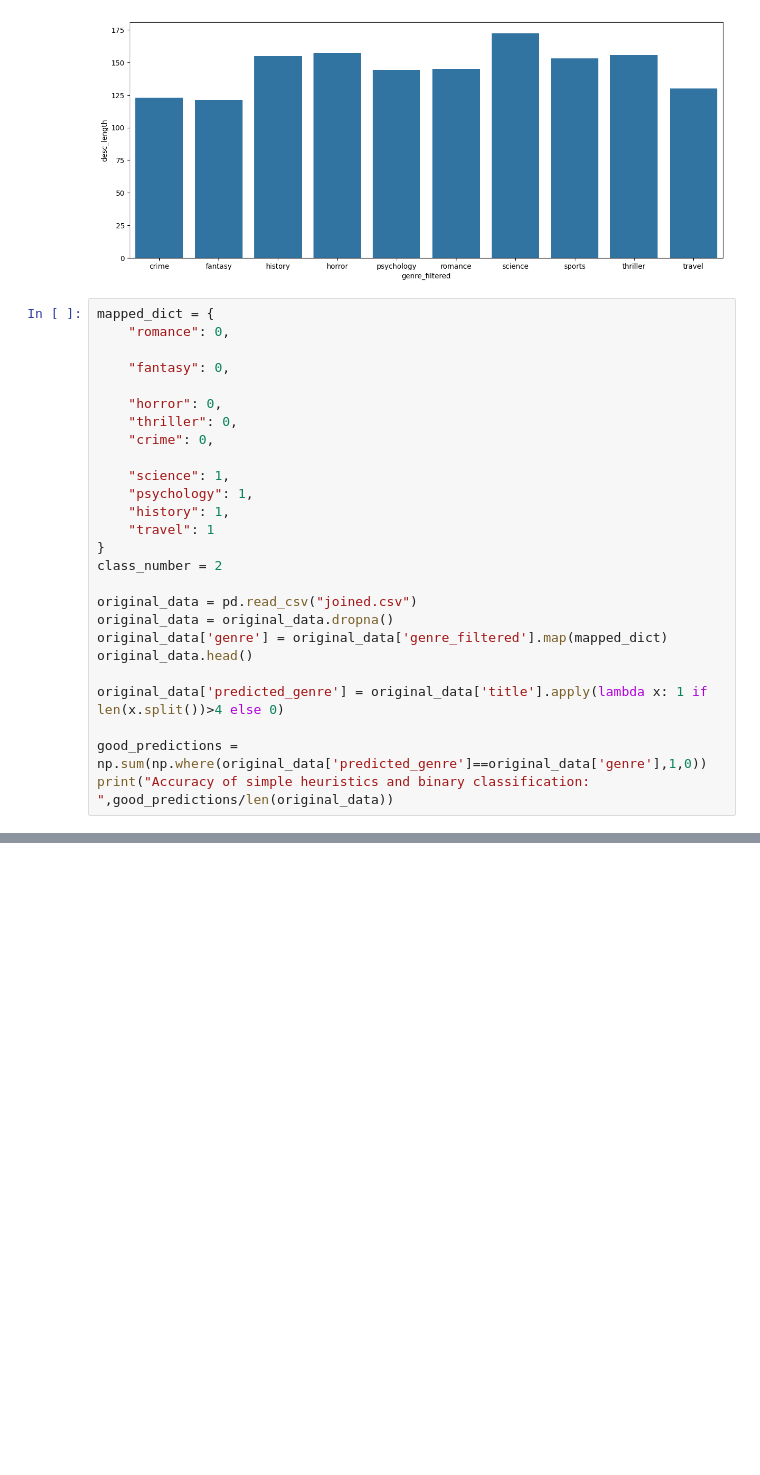
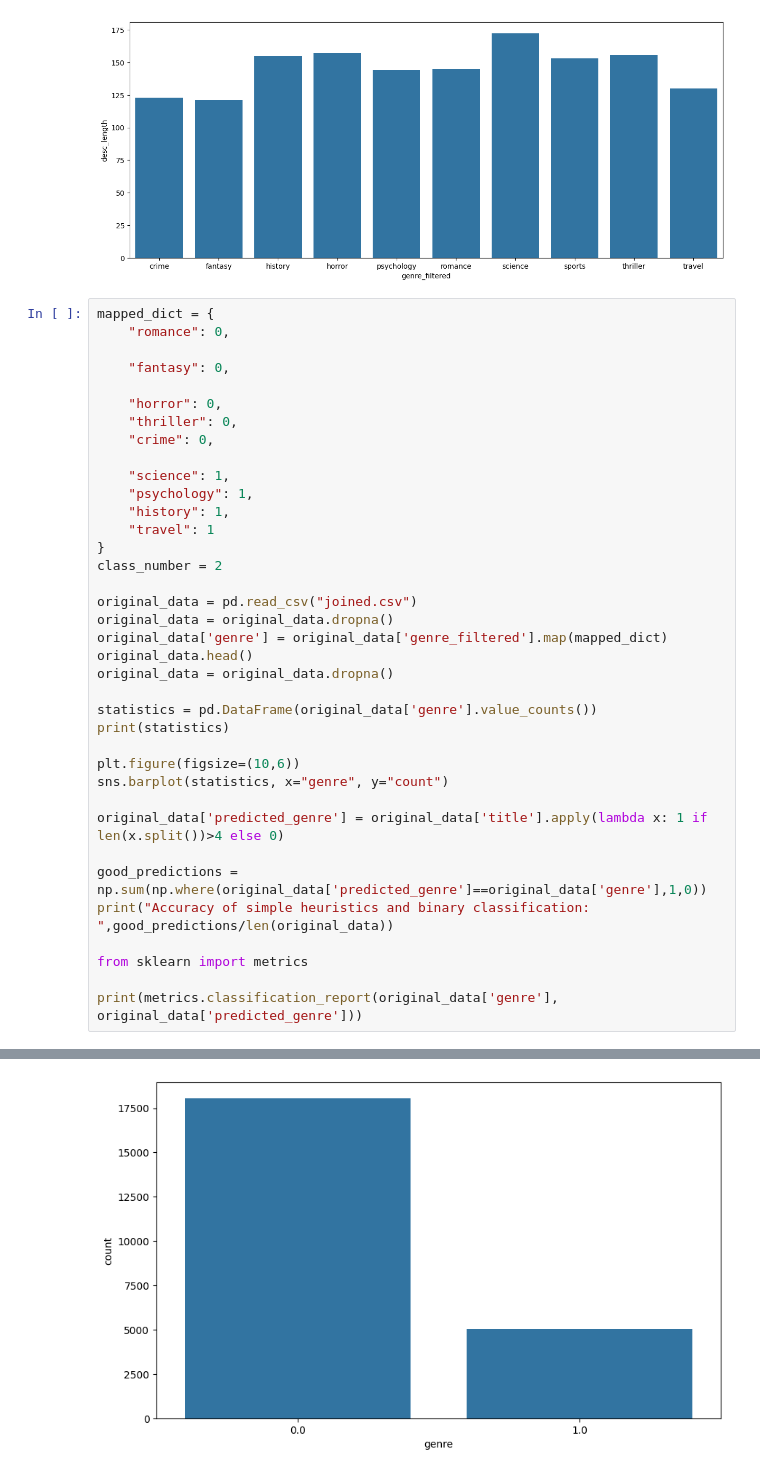
Before and after one commit to Aleksander-Wieczorek/Genre-Classificator, a Jupyter notebook: data_&_analysis/data_analysis.ipynb, the cells around one changed output, grey strips where cells are left out. Cells and saved outputs as stored; diff of their text form; blank space fills up the shorter version.

Commit message:
Update data analysis

```diff
--- a/data_&_analysis/data_analysis.ipynb
+++ b/data_&_analysis/data_analysis.ipynb
@@ -143,9 +145,20 @@ original_data = pd.read_csv("joined.csv")
 original_data = original_data.dropna()
 original_data['genre'] = original_data['genre_filtered'].map(mapped_dict)
 original_data.head()
+original_data = original_data.dropna()
+
+statistics = pd.DataFrame(original_data['genre'].value_counts())
+print(statistics)
+
+plt.figure(figsize=(10,6))
+sns.barplot(statistics, x="genre", y="count")
 
 original_data['predicted_genre'] = original_data['title'].apply(lambda x: 1 if len(x.split())>4 else 0)
 
 good_predictions = np.sum(np.where(original_data['predicted_genre']==original_data['genre'],1,0))
 print("Accuracy of simple heuristics and binary classification: ",good_predictions/len(original_data))
+
+from sklearn import metrics
+
+print(metrics.classification_report(original_data['genre'], original_data['predicted_genre']))
 # %% [output]
@@ -152,0 +178 @@ Accuracy of simple heuristics and binary classification:  0.7292638063053428
+[figure, added]
```
Also changed, not shown: parts of 4 cells of this notebook.
